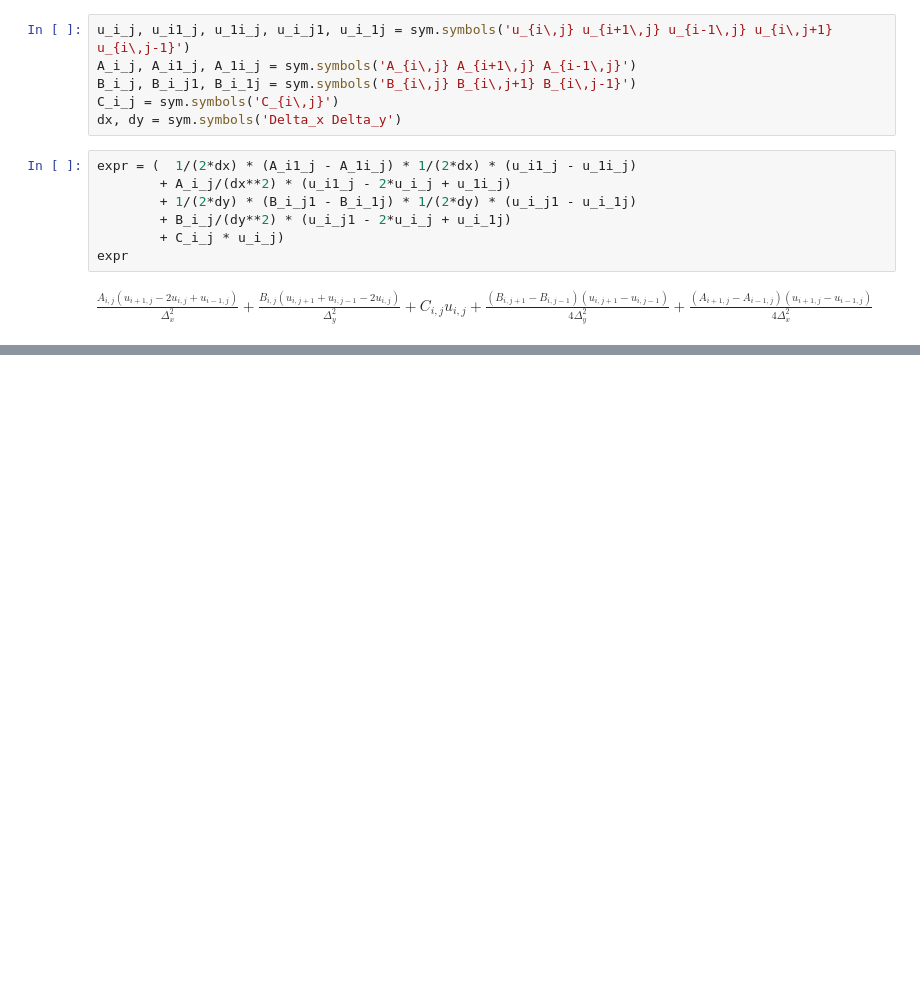
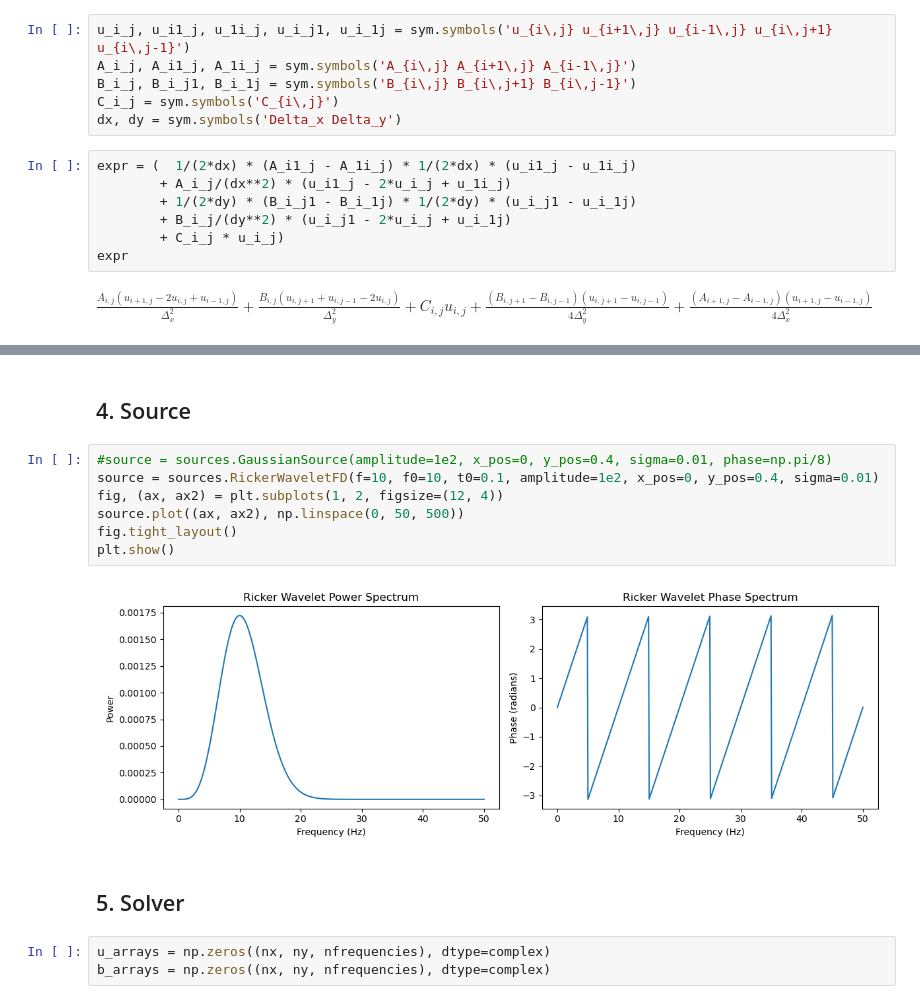
Before and after one commit to JulianSoZa/seismic_wave_propagation, a Jupyter notebook: notebooks/analysis/helmholtz_solver.ipynb, the cells around one changed output, grey strips where cells are left out. Saved outputs shown, nothing was run; the diff lists cells and outputs as text; blank space fills up the shorter version.

Commit message:
Update helmholtz_solver.ipynb
Source Analysis

```diff
--- a/notebooks/analysis/helmholtz_solver.ipynb
+++ b/notebooks/analysis/helmholtz_solver.ipynb
@@ -28,0 +89,16 @@ $\displaystyle u_{i+1,j} \left(\frac{A_{i+1,j}}{4 \Delta_{x}^{2}} + \frac{A_{i,j
+# %% [markdown]
+## 4. Source
+# %%
+#source = sources.GaussianSource(amplitude=1e2, x_pos=0, y_pos=0.4, sigma=0.01, phase=np.pi/8)
+source = sources.RickerWaveletFD(f=10, f0=10, t0=0.1, amplitude=1e2, x_pos=0, y_pos=0.4, sigma=0.01)
+fig, (ax, ax2) = plt.subplots(1, 2, figsize=(12, 4))
+source.plot((ax, ax2), np.linspace(0, 50, 500))
+fig.tight_layout()
+plt.show()
+# %% [output]
+[figure, added]
+# %% [markdown]
+## 5. Solver
+# %%
+u_arrays = np.zeros((nx, ny, nfrequencies), dtype=complex)
+b_arrays = np.zeros((nx, ny, nfrequencies), dtype=complex)
```
Also changed, not shown: parts of 16 cells of this notebook.
